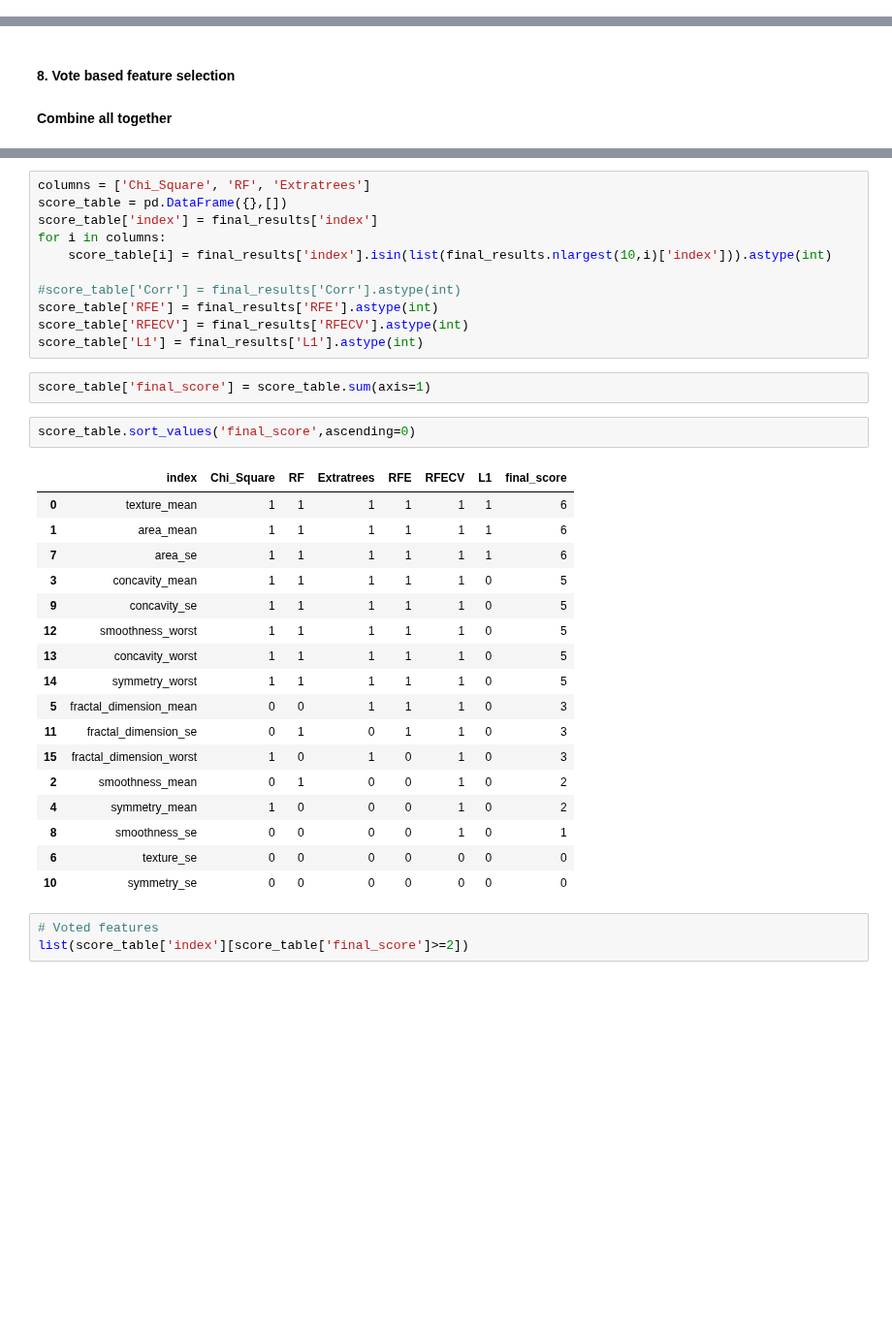
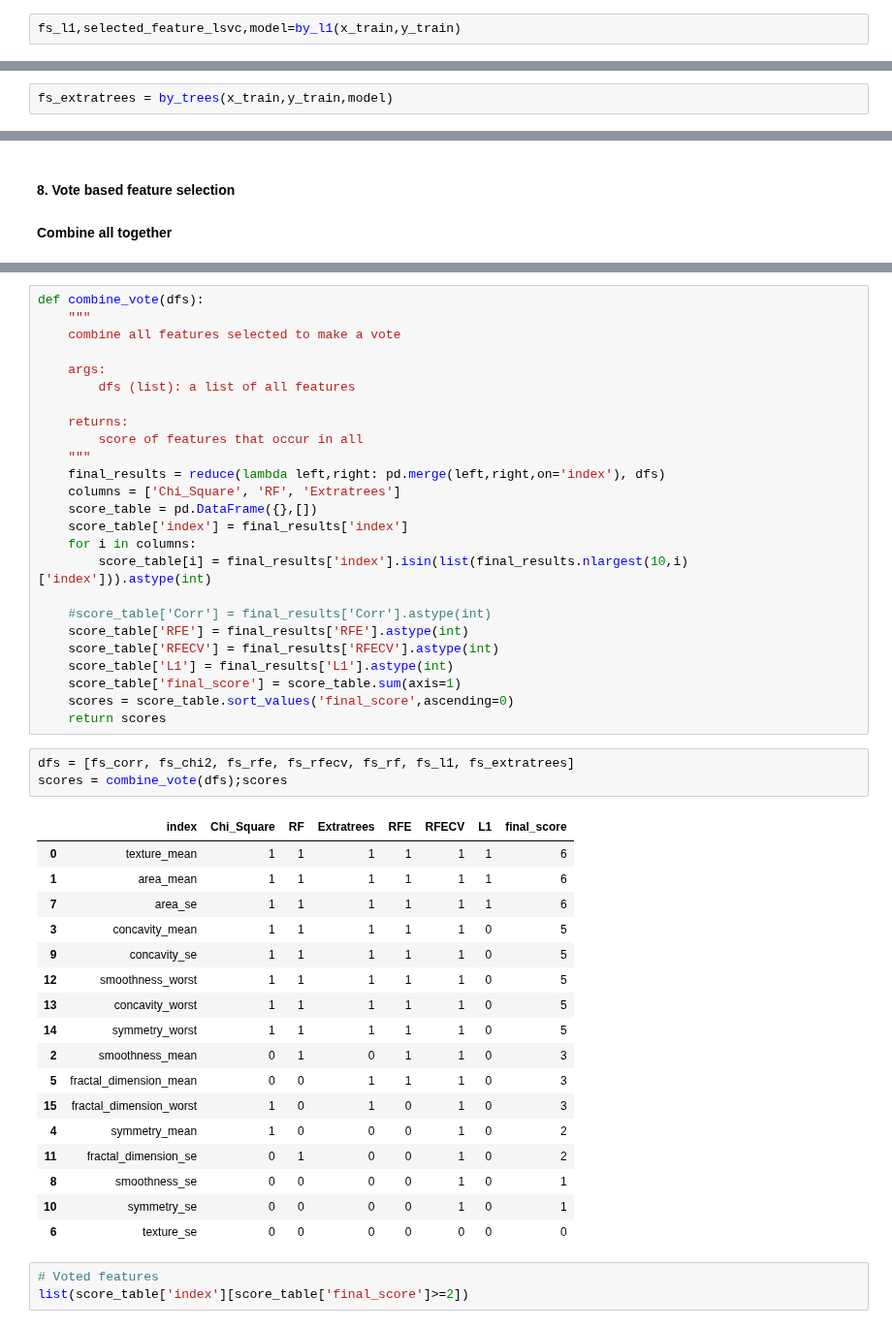
Before and after one commit to tutorialcreation/causality-module, a Jupyter notebook: notebooks/Featurization.ipynb, the cells around one changed output, grey strips where cells are left out. Shown at 97% size. Drawn from its saved outputs; the diff is of its cells as text; blank space fills up the shorter version.

```diff
--- a/notebooks/Featurization.ipynb
+++ b/notebooks/Featurization.ipynb
@@ -409,0 +417,2 @@ Best features by lsvc: Index(['texture_mean', 'area_mean', 'area_se'], dtype='ob
+# %%
+fs_l1,selected_feature_lsvc,model=by_l1(x_train,y_train)
@@ -495,0 +472,2 @@ fs_extratrees
+# %%
+fs_extratrees = by_trees(x_train,y_train,model)
@@ -524,36 +499,49 @@ Index(['index', 'Corr', 'Chi_Square', 'RFE', 'RFECV', 'RF', 'L1',
 # %%
-columns = ['Chi_Square', 'RF', 'Extratrees']
-score_table = pd.DataFrame({},[])
-score_table['index'] = final_results['index']
-for i in columns:
-    score_table[i] = final_results['index'].isin(list(final_results.nlargest(10,i)['index'])).astype(int)
+def combine_vote(dfs):
+    """
+    combine all features selected to make a vote
 
-#score_table['Corr'] = final_results['Corr'].astype(int)
-score_table['RFE'] = final_results['RFE'].astype(int)
-score_table['RFECV'] = final_results['RFECV'].astype(int)
-score_table['L1'] = final_results['L1'].astype(int)
+    args:
+        dfs (list): a list of all features
+
+    returns:
+        score of features that occur in all
+    """
+    final_results = reduce(lambda left,right: pd.merge(left,right,on='index'), dfs)
+    columns = ['Chi_Square', 'RF', 'Extratrees']
+    score_table = pd.DataFrame({},[])
+    score_table['index'] = final_results['index']
+    for i in columns:
+        score_table[i] = final_results['index'].isin(list(final_results.nlargest(10,i)['index'])).astype(int)
+
+    #score_table['Corr'] = final_results['Corr'].astype(int)
+    score_table['RFE'] = final_results['RFE'].astype(int)
+    score_table['RFECV'] = final_results['RFECV'].astype(int)
+    score_table['L1'] = final_results['L1'].astype(int)
+    score_table['final_score'] = score_table.sum(axis=1)
+    scores = score_table.sort_values('final_score',ascending=0)
+    return scores
-# %%
-score_table['final_score'] = score_table.sum(axis=1)
-# %%
-score_table.sort_values('final_score',ascending=0)
-# %% [output]
-|  | index | Chi_Square | RF | Extratrees | RFE | RFECV | L1 | final_score |
-| 0 | texture_mean | 1 | 1 | 1 | 1 | 1 | 1 | 6 |
-| 1 | area_mean | 1 | 1 | 1 | 1 | 1 | 1 | 6 |
-| 7 | area_se | 1 | 1 | 1 | 1 | 1 | 1 | 6 |
-| 3 | concavity_mean | 1 | 1 | 1 | 1 | 1 | 0 | 5 |
-| 9 | concavity_se | 1 | 1 | 1 | 1 | 1 | 0 | 5 |
-| 12 | smoothness_worst | 1 | 1 | 1 | 1 | 1 | 0 | 5 |
-| 13 | concavity_worst | 1 | 1 | 1 | 1 | 1 | 0 | 5 |
-| 14 | symmetry_worst | 1 | 1 | 1 | 1 | 1 | 0 | 5 |
-| 5 | fractal_dimension_mean | 0 | 0 | 1 | 1 | 1 | 0 | 3 |
-| 11 | fractal_dimension_se | 0 | 1 | 0 | 1 | 1 | 0 | 3 |
-| 15 | fractal_dimension_worst | 1 | 0 | 1 | 0 | 1 | 0 | 3 |
-| 2 | smoothness_mean | 0 | 1 | 0 | 0 | 1 | 0 | 2 |
-| 4 | symmetry_mean | 1 | 0 | 0 | 0 | 1 | 0 | 2 |
-| 8 | smoothness_se | 0 | 0 | 0 | 0 | 1 | 0 | 1 |
-| 6 | texture_se | 0 | 0 | 0 | 0 | 0 | 0 | 0 |
-| 10 | symmetry_se | 0 | 0 | 0 | 0 | 0 | 0 | 0 |
+# %%
+dfs = [fs_corr, fs_chi2, fs_rfe, fs_rfecv, fs_rf, fs_l1, fs_extratrees]
+scores = combine_vote(dfs);scores
+# %% [output]
+|  | index | Chi_Square | RF | Extratrees | RFE | RFECV | L1 | final_score |
+| 0 | texture_mean | 1 | 1 | 1 | 1 | 1 | 1 | 6 |
+| 1 | area_mean | 1 | 1 | 1 | 1 | 1 | 1 | 6 |
+| 7 | area_se | 1 | 1 | 1 | 1 | 1 | 1 | 6 |
+| 3 | concavity_mean | 1 | 1 | 1 | 1 | 1 | 0 | 5 |
+| 9 | concavity_se | 1 | 1 | 1 | 1 | 1 | 0 | 5 |
+| 12 | smoothness_worst | 1 | 1 | 1 | 1 | 1 | 0 | 5 |
+| 13 | concavity_worst | 1 | 1 | 1 | 1 | 1 | 0 | 5 |
+| 14 | symmetry_worst | 1 | 1 | 1 | 1 | 1 | 0 | 5 |
+| 2 | smoothness_mean | 0 | 1 | 0 | 1 | 1 | 0 | 3 |
+| 5 | fractal_dimension_mean | 0 | 0 | 1 | 1 | 1 | 0 | 3 |
+| 15 | fractal_dimension_worst | 1 | 0 | 1 | 0 | 1 | 0 | 3 |
+| 4 | symmetry_mean | 1 | 0 | 0 | 0 | 1 | 0 | 2 |
+| 11 | fractal_dimension_se | 0 | 1 | 0 | 0 | 1 | 0 | 2 |
+| 8 | smoothness_se | 0 | 0 | 0 | 0 | 1 | 0 | 1 |
+| 10 | symmetry_se | 0 | 0 | 0 | 0 | 1 | 0 | 1 |
+| 6 | texture_se | 0 | 0 | 0 | 0 | 0 | 0 | 0 |
 # %%
 # Voted features
 list(score_table['index'][score_table['final_score']>=2])
```
Also changed, not shown: parts of 24 cells of this notebook.
